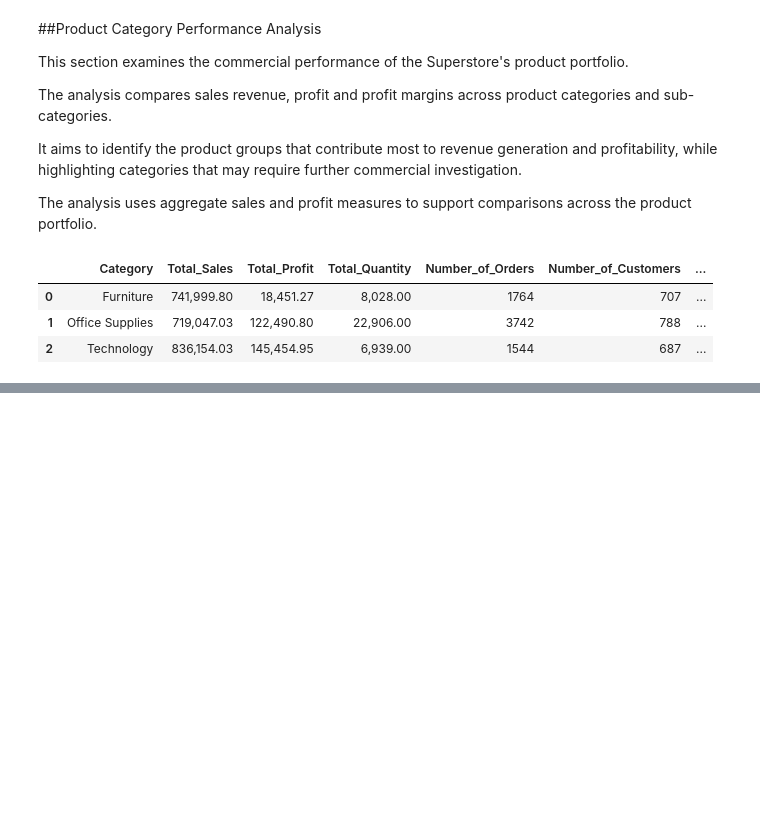
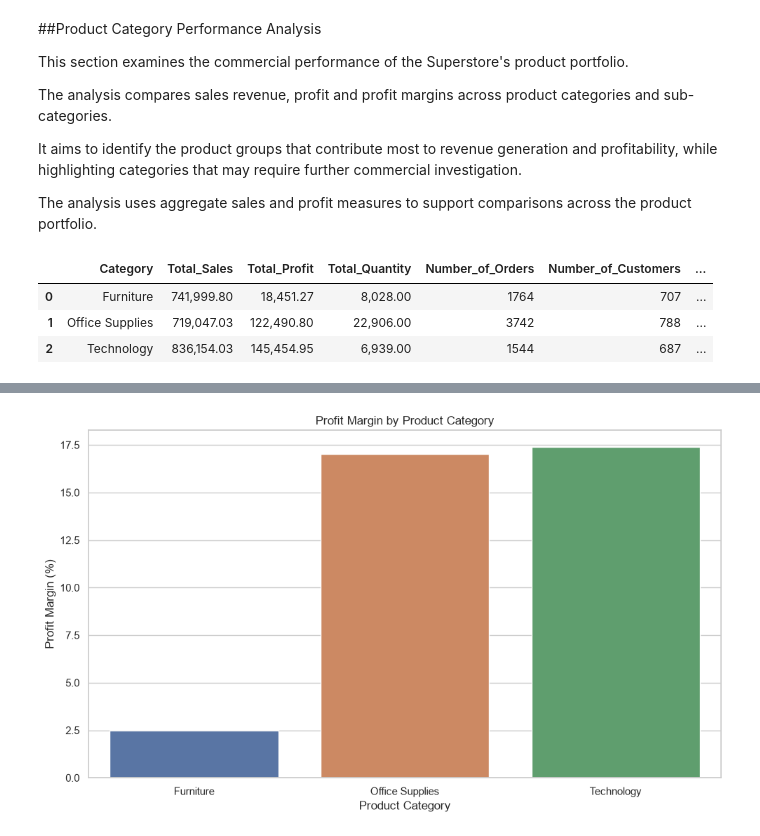
Before and after one commit to BrianKarimi/datheon_data, a Jupyter notebook: notebooks/superstore_sales.ipynb, the cells around one changed output, grey strips where cells are left out. Cells and saved outputs as stored; diff of their text form; code cells hidden in the pictures; blank space fills up the shorter version.

```diff
--- a/notebooks/superstore_sales.ipynb
+++ b/notebooks/superstore_sales.ipynb
@@ -573,0 +600,21 @@ plt.show()
+# %%
+#Profit Margin by Category
+
+
+plt.figure(figsize=(10, 6))
+
+sns.barplot(
+    data=category_performance,
+    x="Category",
+    y="Profit_Margin_%",
+    hue="Category",
+)
+
+plt.title("Profit Margin by Product Category")
+plt.xlabel("Product Category")
+plt.ylabel("Profit Margin (%)")
+
+plt.tight_layout()
+plt.show()
+# %% [output]
+[figure, added]
```
Also changed, not shown: parts of 6 cells of this notebook.
